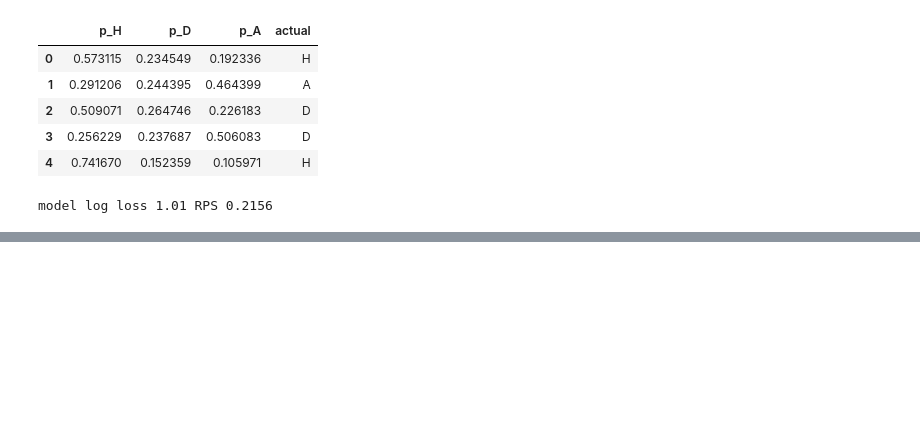
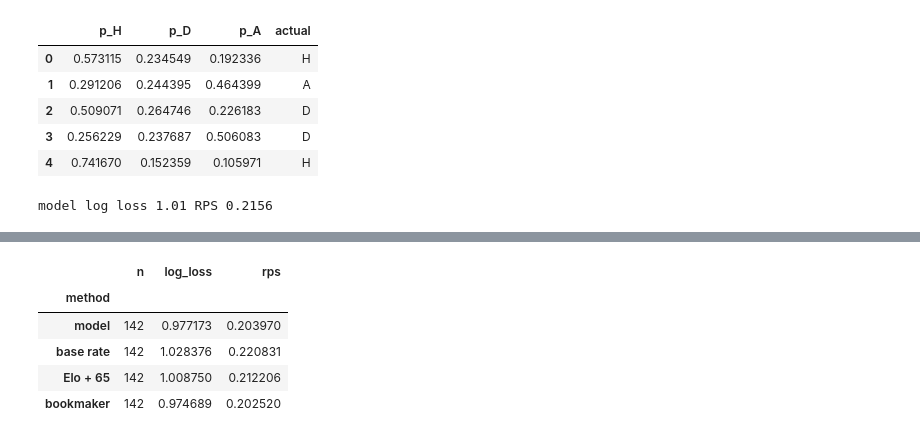
Before and after one commit to alexander-kiss1/Football-Analyzer, a Jupyter notebook: notebooks/explore.ipynb, the cells around one changed output, grey strips where cells are left out. Saved outputs shown, nothing was run; the diff lists cells and outputs as text; code cells hidden in the pictures; blank space fills up the shorter version.

```diff
--- a/notebooks/explore.ipynb
+++ b/notebooks/explore.ipynb
@@ -625,0 +702,12 @@ avgs: 1.6457343115510765 1.1257089847479456
+# %%
+from football_predictor.evaluate import benchmark
+
+ref = train["MatchDate"].max()
+benchmark(fit_ratings(train, **FINAL, ref_date = ref), train, test)
+# %% [output]
+|  | n | log_loss | rps |
+| method |  |  |  |
+| model | 142 | 0.977173 | 0.203970 |
+| base rate | 142 | 1.028376 | 0.220831 |
+| Elo + 65 | 142 | 1.008750 | 0.212206 |
+| bookmaker | 142 | 0.974689 | 0.202520 |
```
Also changed, not shown: parts of 25 cells of this notebook, 5 other files.
